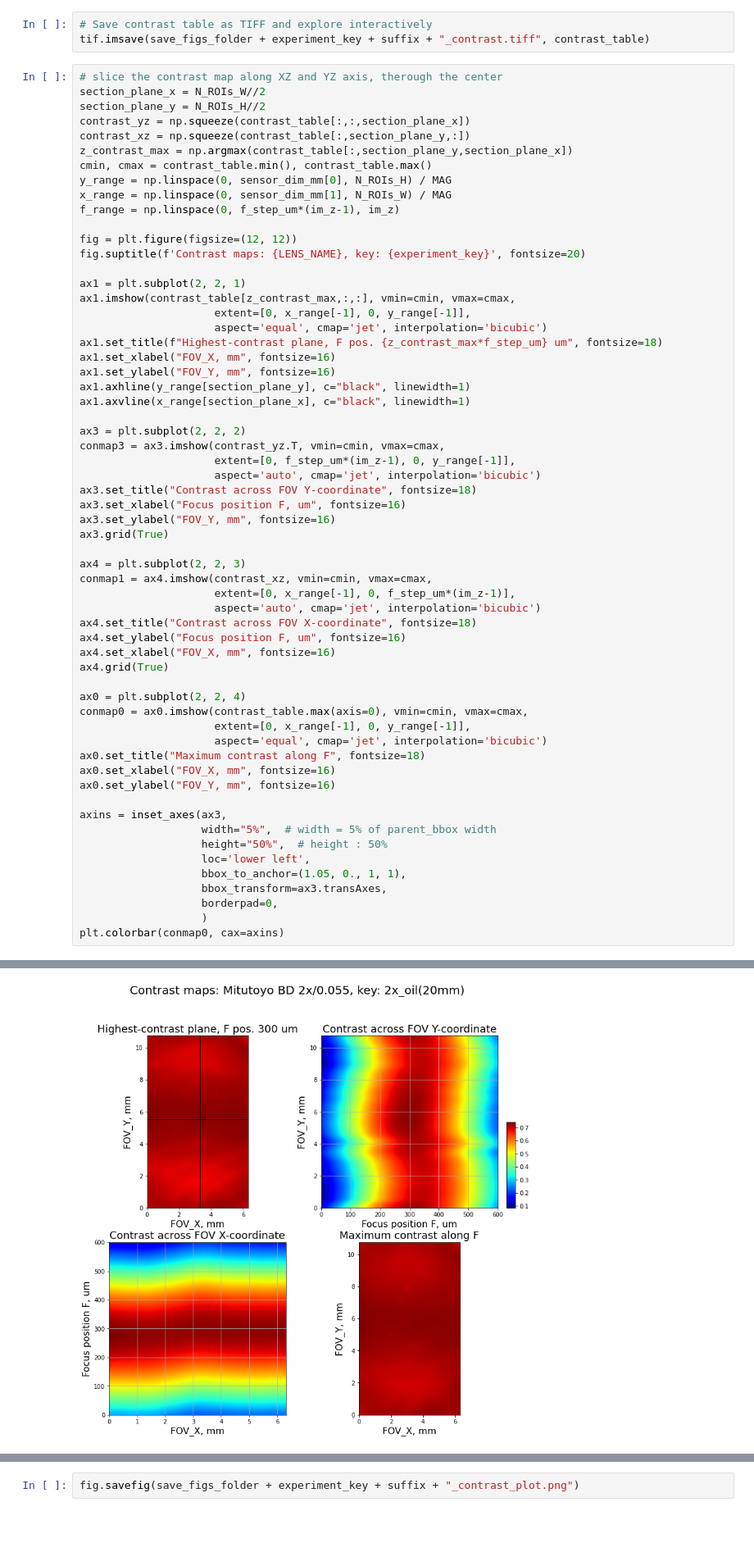
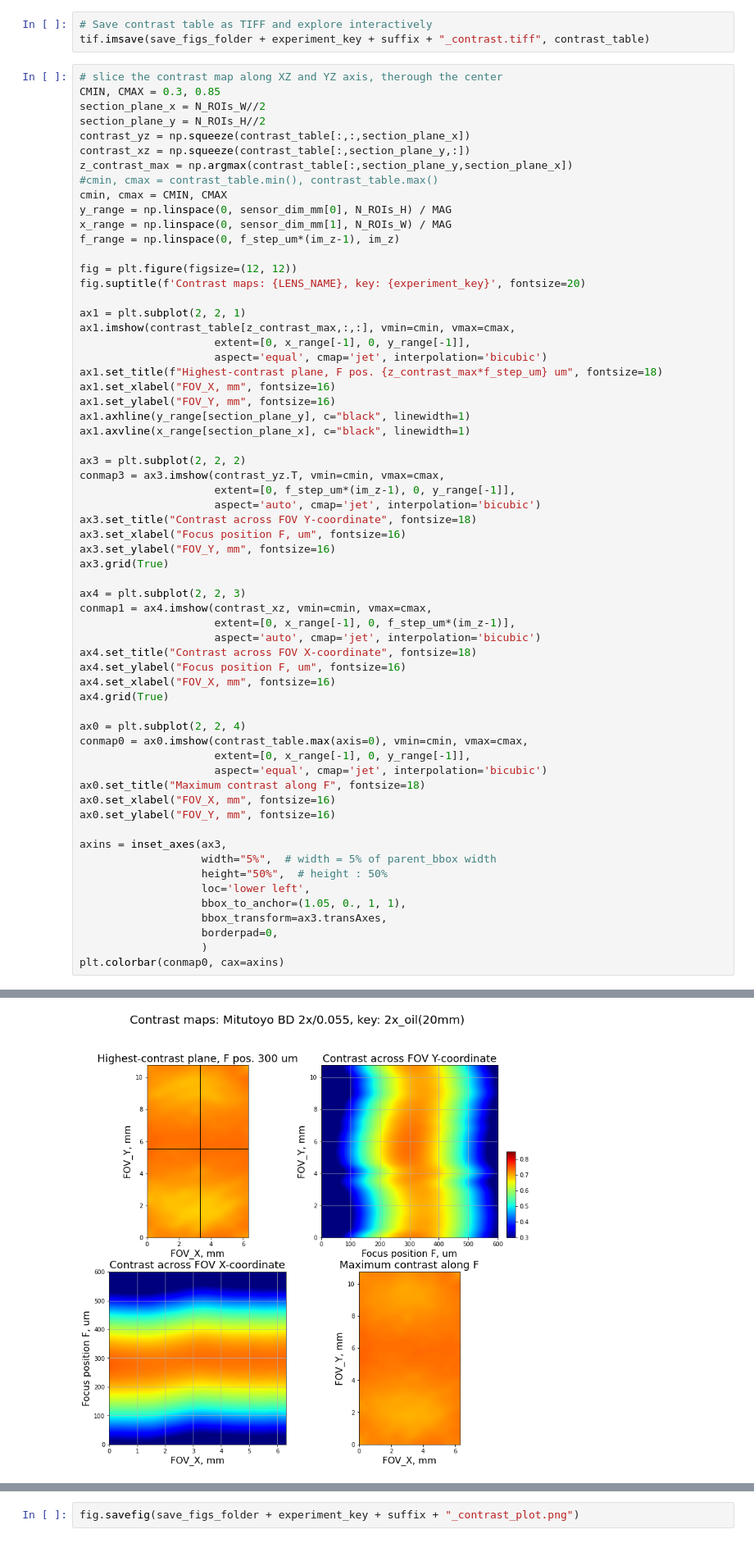
Before and after one commit to nvladimus/lens-testing, a Jupyter notebook: field-curvature/FieldCurvature-Fstack-Mitutoyo2x_NA0.055-WD34.ipynb, the cells around one changed output, grey strips where cells are left out. Shown at 82% size. Cells and saved outputs as stored; diff of their text form.

```diff
--- a/field-curvature/FieldCurvature-Fstack-Mitutoyo2x_NA0.055-WD34.ipynb
+++ b/field-curvature/FieldCurvature-Fstack-Mitutoyo2x_NA0.055-WD34.ipynb
@@ -96,12 +97,14 @@ for ind, f in enumerate([0, im_z//2, im_z-1]):
 tif.imsave(save_figs_folder + experiment_key + suffix + "_contrast.tiff", contrast_table)
 # %%
 # slice the contrast map along XZ and YZ axis, therough the center
+CMIN, CMAX = 0.3, 0.85
 section_plane_x = N_ROIs_W//2
 section_plane_y = N_ROIs_H//2
 contrast_yz = np.squeeze(contrast_table[:,:,section_plane_x])
 contrast_xz = np.squeeze(contrast_table[:,section_plane_y,:])
 z_contrast_max = np.argmax(contrast_table[:,section_plane_y,section_plane_x])
-cmin, cmax = contrast_table.min(), contrast_table.max()
+#cmin, cmax = contrast_table.min(), contrast_table.max()
+cmin, cmax = CMIN, CMAX
 y_range = np.linspace(0, sensor_dim_mm[0], N_ROIs_H) / MAG
 x_range = np.linspace(0, sensor_dim_mm[1], N_ROIs_W) / MAG
 f_range = np.linspace(0, f_step_um*(im_z-1), im_z)
@@ -129,32 +132,32 @@ ax3.set_ylabel("FOV_Y, mm", fontsize=16)
 ax3.grid(True)
 
 ax4 = plt.subplot(2, 2, 3)
 conmap1 = ax4.imshow(contrast_xz, vmin=cmin, vmax=cmax,
                      extent=[0, x_range[-1], 0, f_step_um*(im_z-1)],
                      aspect='auto', cmap='jet', interpolation='bicubic')
 ax4.set_title("Contrast across FOV X-coordinate", fontsize=18)
 ax4.set_ylabel("Focus position F, um", fontsize=16)
 ax4.set_xlabel("FOV_X, mm", fontsize=16)
 ax4.grid(True)
 
 ax0 = plt.subplot(2, 2, 4)
 conmap0 = ax0.imshow(contrast_table.max(axis=0), vmin=cmin, vmax=cmax,
                      extent=[0, x_range[-1], 0, y_range[-1]],
                      aspect='equal', cmap='jet', interpolation='bicubic')
 ax0.set_title("Maximum contrast along F", fontsize=18)
 ax0.set_xlabel("FOV_X, mm", fontsize=16)
 ax0.set_ylabel("FOV_Y, mm", fontsize=16)
 
 axins = inset_axes(ax3,
                    width="5%",  # width = 5% of parent_bbox width
                    height="50%",  # height : 50%
                    loc='lower left',
                    bbox_to_anchor=(1.05, 0., 1, 1),
                    bbox_transform=ax3.transAxes,
                    borderpad=0,
                    )
 plt.colorbar(conmap0, cax=axins)
 # %% [output]
 <matplotlib.colorbar.Colorbar at 0x...>
-[figure, old version]
+[figure, new version]
 # %%
```
Also changed, not shown: parts of 2 cells of this notebook, 23 other files.
